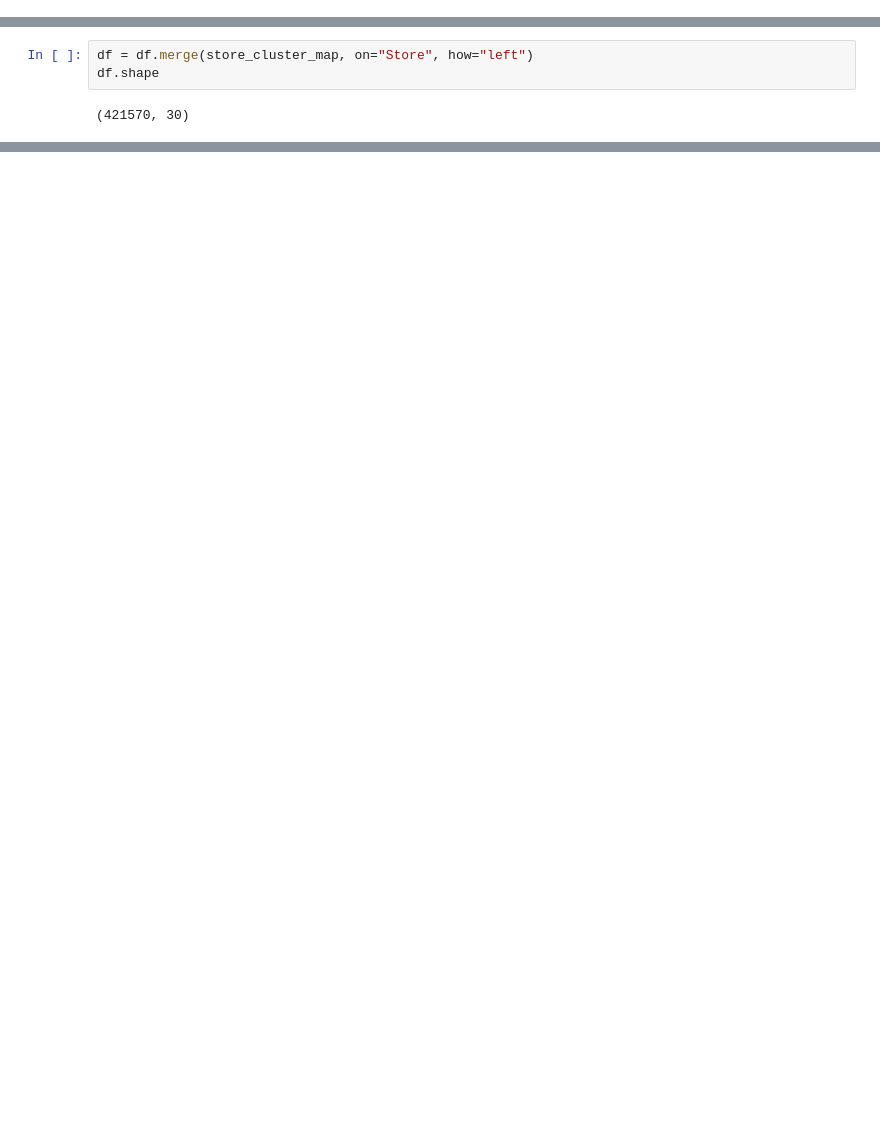
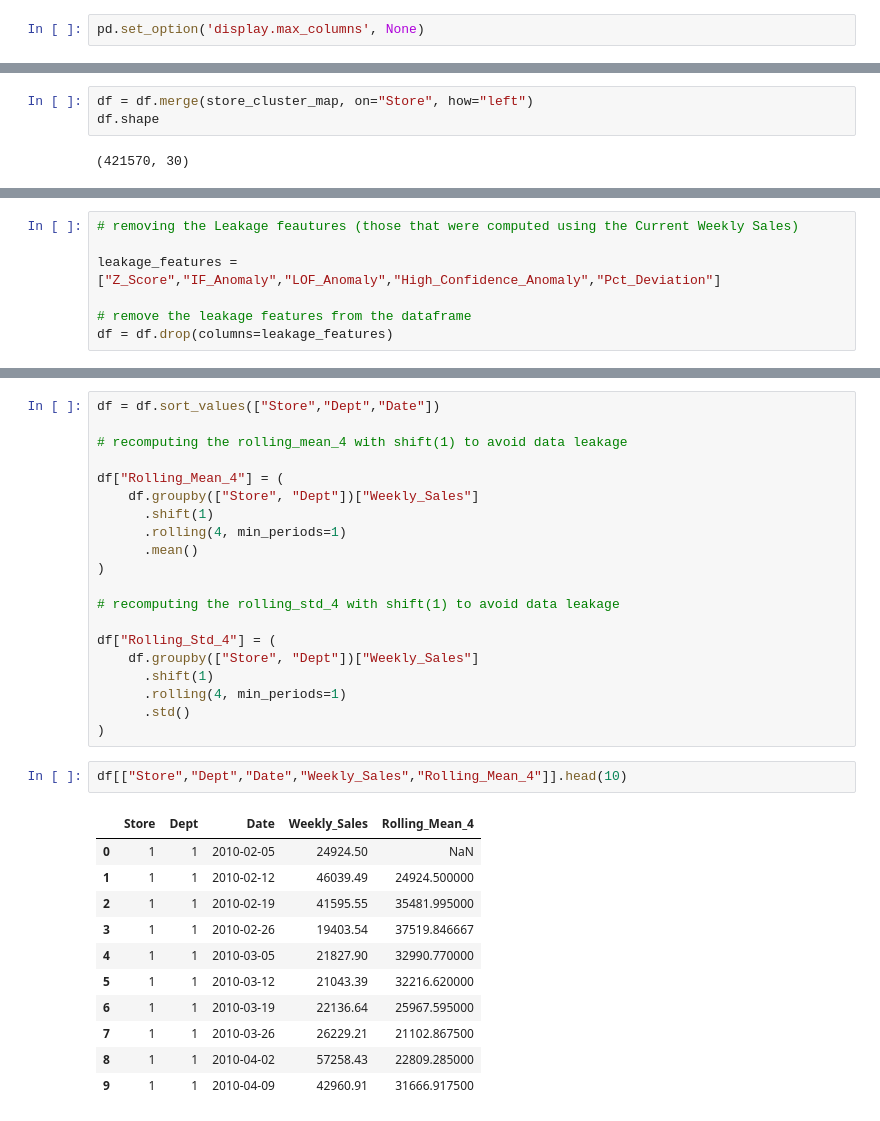
Before and after one commit to AnkurBhatt07/Integrated-Retail-Analytics-for-Store-Optimization-and-Demand-Forecasting, a Jupyter notebook: 5_demand_forecasting.ipynb, the cells around one changed output, grey strips where cells are left out. Drawn from its saved outputs; the diff is of its cells as text; blank space fills up the shorter version.

```diff
--- a/5_demand_forecasting.ipynb
+++ b/5_demand_forecasting.ipynb
@@ -28,3 +26,5 @@ df.shape
+# %%
+pd.set_option('display.max_columns', None)
 # %%
 df.head()
 # %% [output]
@@ -65,0 +52,7 @@ feature_cols = []
+# %%
+# removing the Leakage feautures (those that were computed using the Current Weekly Sales)
+
+leakage_features = ["Z_Score","IF_Anomaly","LOF_Anomaly","High_Confidence_Anomaly","Pct_Deviation"]
+
+# remove the leakage features from the dataframe
+df = df.drop(columns=leakage_features)
@@ -65,0 +68,34 @@ feature_cols = []
+# %%
+df = df.sort_values(["Store","Dept","Date"])
+
+# recomputing the rolling_mean_4 with shift(1) to avoid data leakage
+
+df["Rolling_Mean_4"] = (
+    df.groupby(["Store", "Dept"])["Weekly_Sales"]
+      .shift(1)
+      .rolling(4, min_periods=1)
+      .mean()
+)
+
+# recomputing the rolling_std_4 with shift(1) to avoid data leakage
+
+df["Rolling_Std_4"] = (
+    df.groupby(["Store", "Dept"])["Weekly_Sales"]
+      .shift(1)
+      .rolling(4, min_periods=1)
+      .std()
+)
+# %%
+df[["Store","Dept","Date","Weekly_Sales","Rolling_Mean_4"]].head(10)
+# %% [output]
+|  | Store | Dept | Date | Weekly_Sales | Rolling_Mean_4 |
+| 0 | 1 | 1 | 2010-02-05 | 24924.50 | NaN |
+| 1 | 1 | 1 | 2010-02-12 | 46039.49 | 24924.500000 |
+| 2 | 1 | 1 | 2010-02-19 | 41595.55 | 35481.995000 |
+| 3 | 1 | 1 | 2010-02-26 | 19403.54 | 37519.846667 |
+| 4 | 1 | 1 | 2010-03-05 | 21827.90 | 32990.770000 |
+| 5 | 1 | 1 | 2010-03-12 | 21043.39 | 32216.620000 |
+| 6 | 1 | 1 | 2010-03-19 | 22136.64 | 25967.595000 |
+| 7 | 1 | 1 | 2010-03-26 | 26229.21 | 21102.867500 |
+| 8 | 1 | 1 | 2010-04-02 | 57258.43 | 22809.285000 |
+| 9 | 1 | 1 | 2010-04-09 | 42960.91 | 31666.917500 |
```
Also changed, not shown: parts of 23 cells of this notebook, 1 other file.
